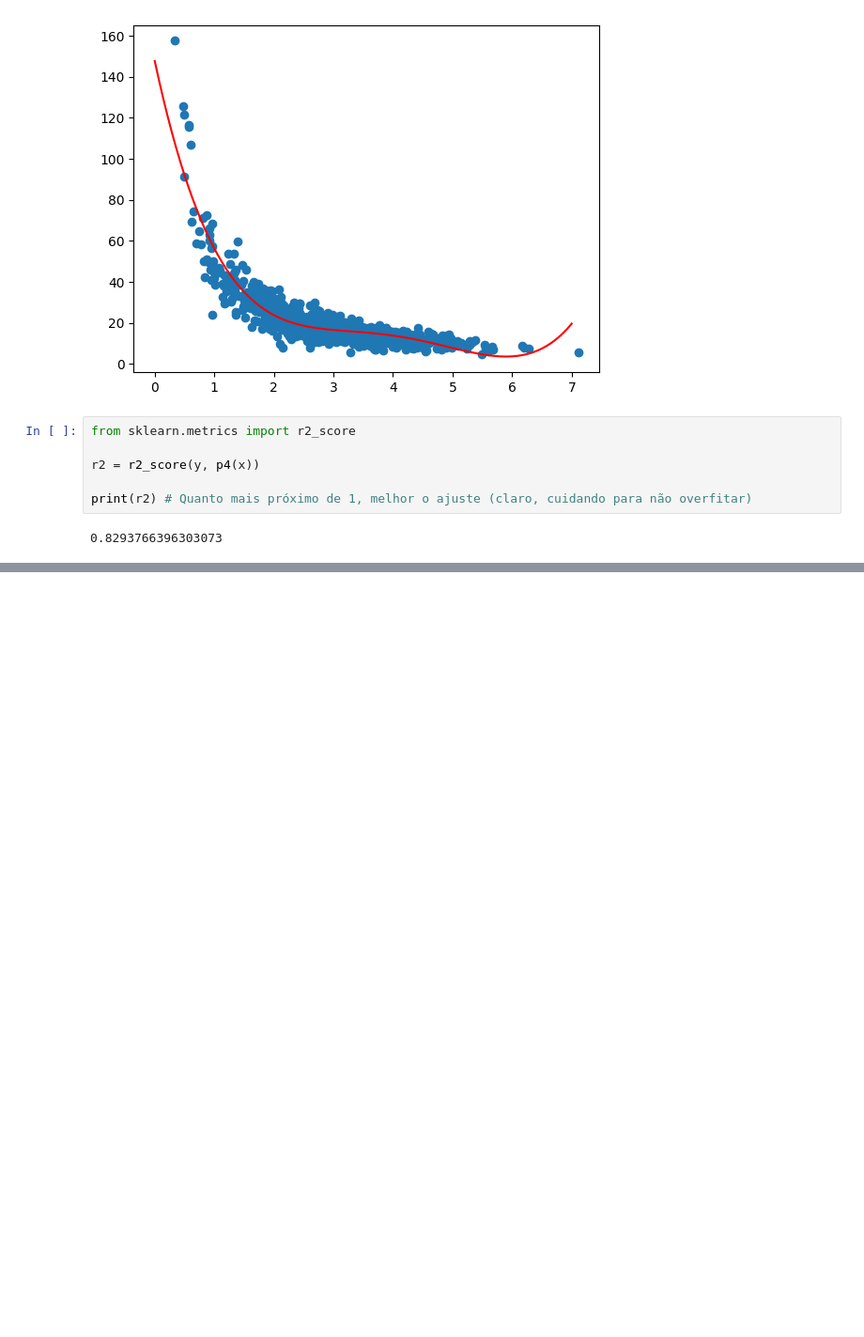
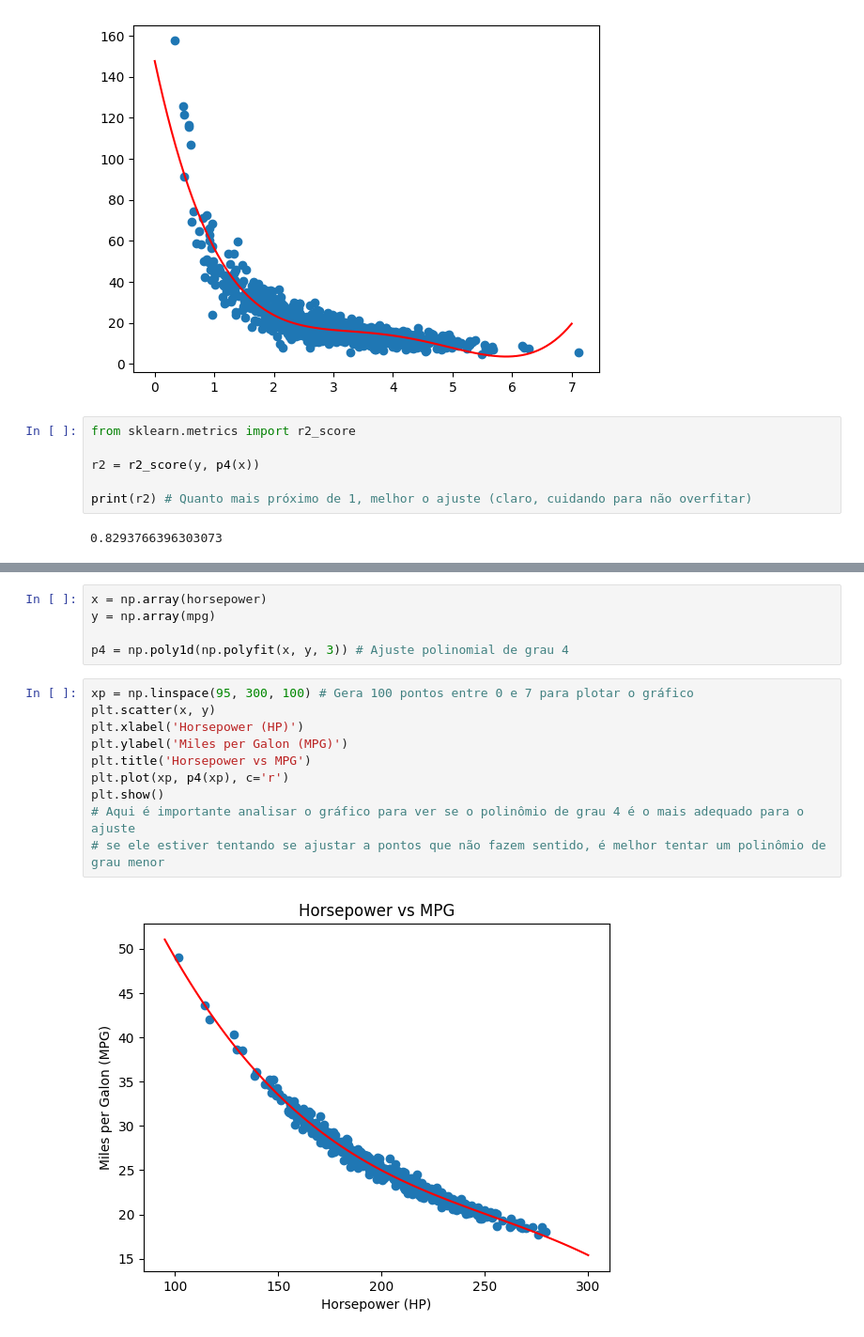
Before and after one commit to GuilhermeLSchneider/Pyhton-Bootcamp, a Jupyter notebook: Aula 12/Códigos Aula/Seção 3/polynomial_regression_aula.ipynb, the cells around one changed output, grey strips where cells are left out. Shown: that part at 94% size. Drawn from its saved outputs; the diff is of its cells as text; blank space fills up the shorter version.

```diff
--- a/Aula 12/Códigos Aula/Seção 3/polynomial_regression_aula.ipynb
+++ b/Aula 12/Códigos Aula/Seção 3/polynomial_regression_aula.ipynb
@@ -36,0 +51,17 @@ print(r2) # Quanto mais próximo de 1, melhor o ajuste (claro, cuidando para nã
+# %%
+x = np.array(horsepower)
+y = np.array(mpg)
+
+p4 = np.poly1d(np.polyfit(x, y, 3)) # Ajuste polinomial de grau 4
+# %%
+xp = np.linspace(95, 300, 100) # Gera 100 pontos entre 0 e 7 para plotar o gráfico
+plt.scatter(x, y)
+plt.xlabel('Horsepower (HP)')
+plt.ylabel('Miles per Galon (MPG)')
+plt.title('Horsepower vs MPG')
+plt.plot(xp, p4(xp), c='r')
+plt.show()
+# Aqui é importante analisar o gráfico para ver se o polinômio de grau 4 é o mais adequado para o ajuste
+# se ele estiver tentando se ajustar a pontos que não fazem sentido, é melhor tentar um polinômio de grau menor
+# %% [output]
+[figure, added]
```
Also changed, not shown: parts of 2 cells of this notebook, 4 other files.
